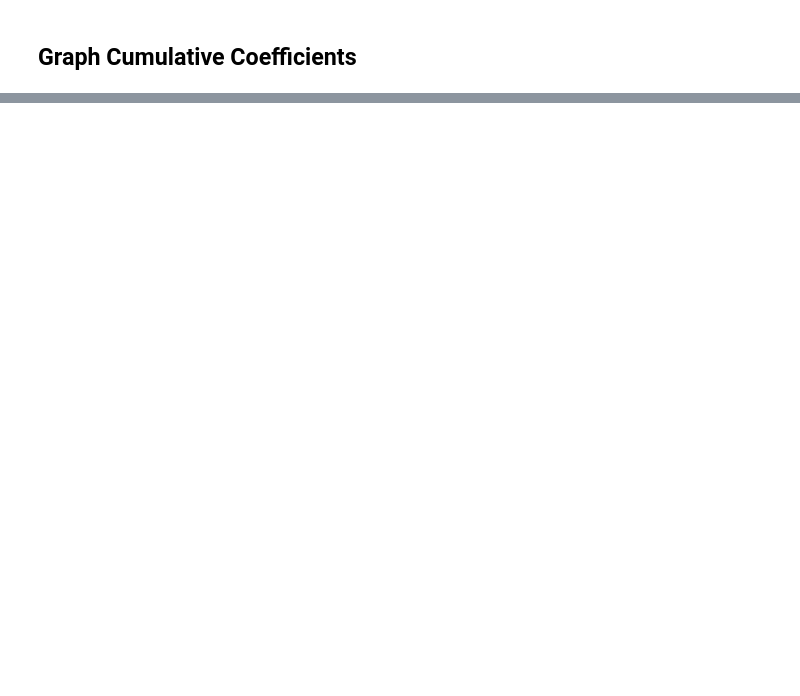
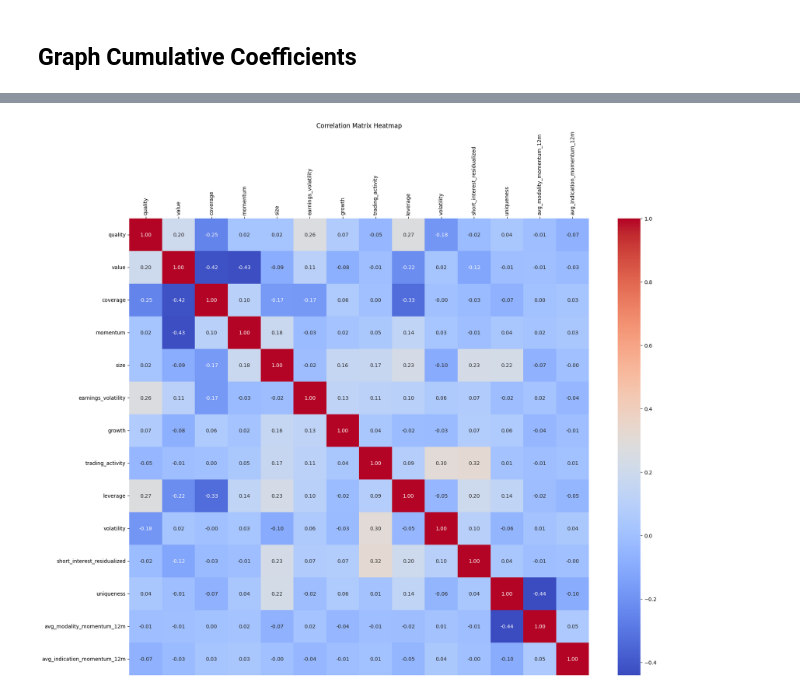
Before and after one commit to alberttangalbert/biotech-research, a Jupyter notebook: notebooks/data_analyses/regression.ipynb, the cells around one changed output, grey strips where cells are left out. Saved outputs shown, nothing was run; the diff lists cells and outputs as text; code cells hidden in the pictures; blank space fills up the shorter version.

```diff
--- a/notebooks/data_analyses/regression.ipynb
+++ b/notebooks/data_analyses/regression.ipynb
@@ -159,0 +163,4 @@ time_series_df_plot(cumulative_ceoff, 'month_end', financial_factors + ["uniquen
+# %%
+correlation_table(z_scored_data, financial_factors + ["uniqueness"] + mod_ind_momentum_factors)
+# %% [output]
+[figure, added]
```
Also changed, not shown: parts of 7 cells of this notebook, 5 other files.
